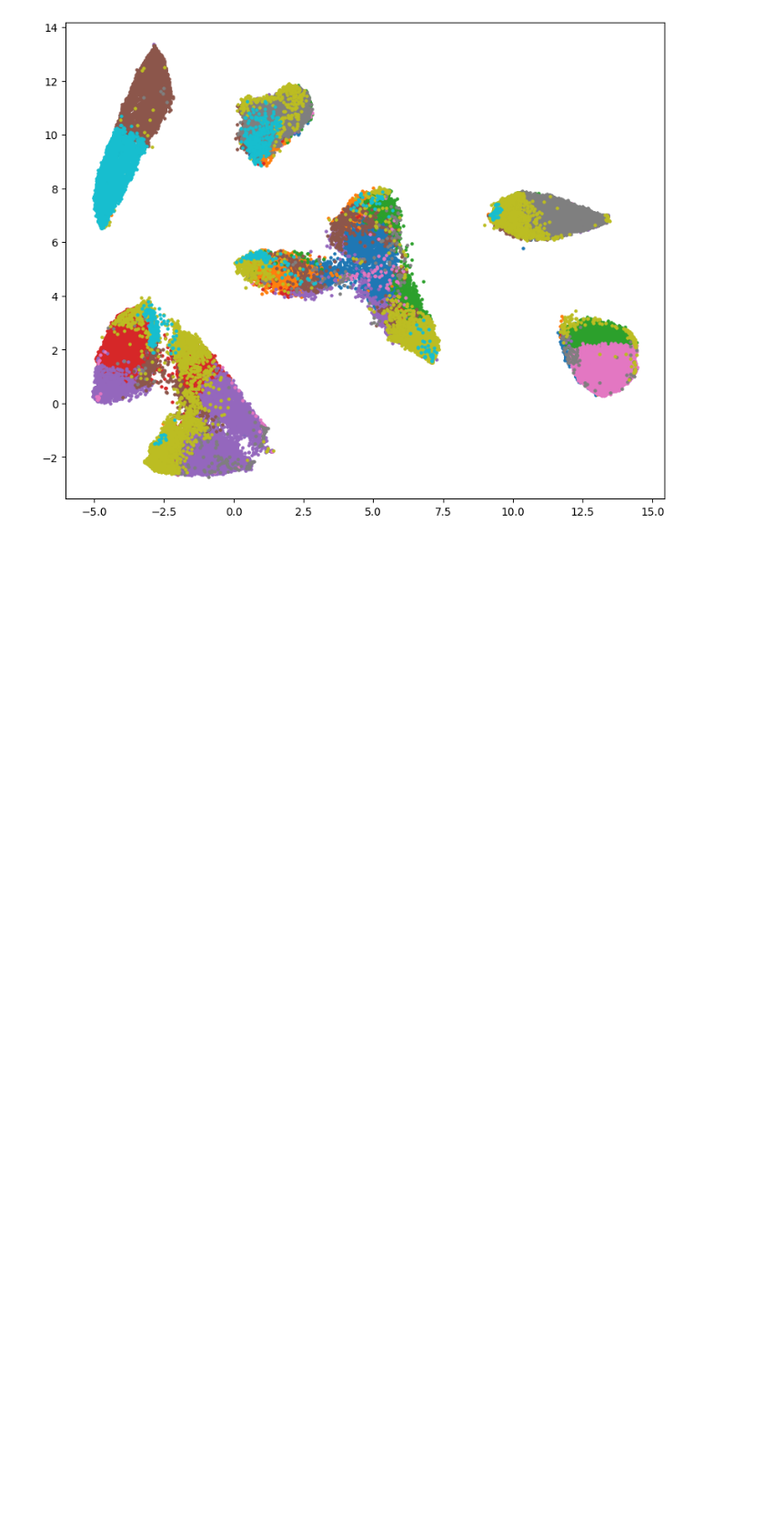
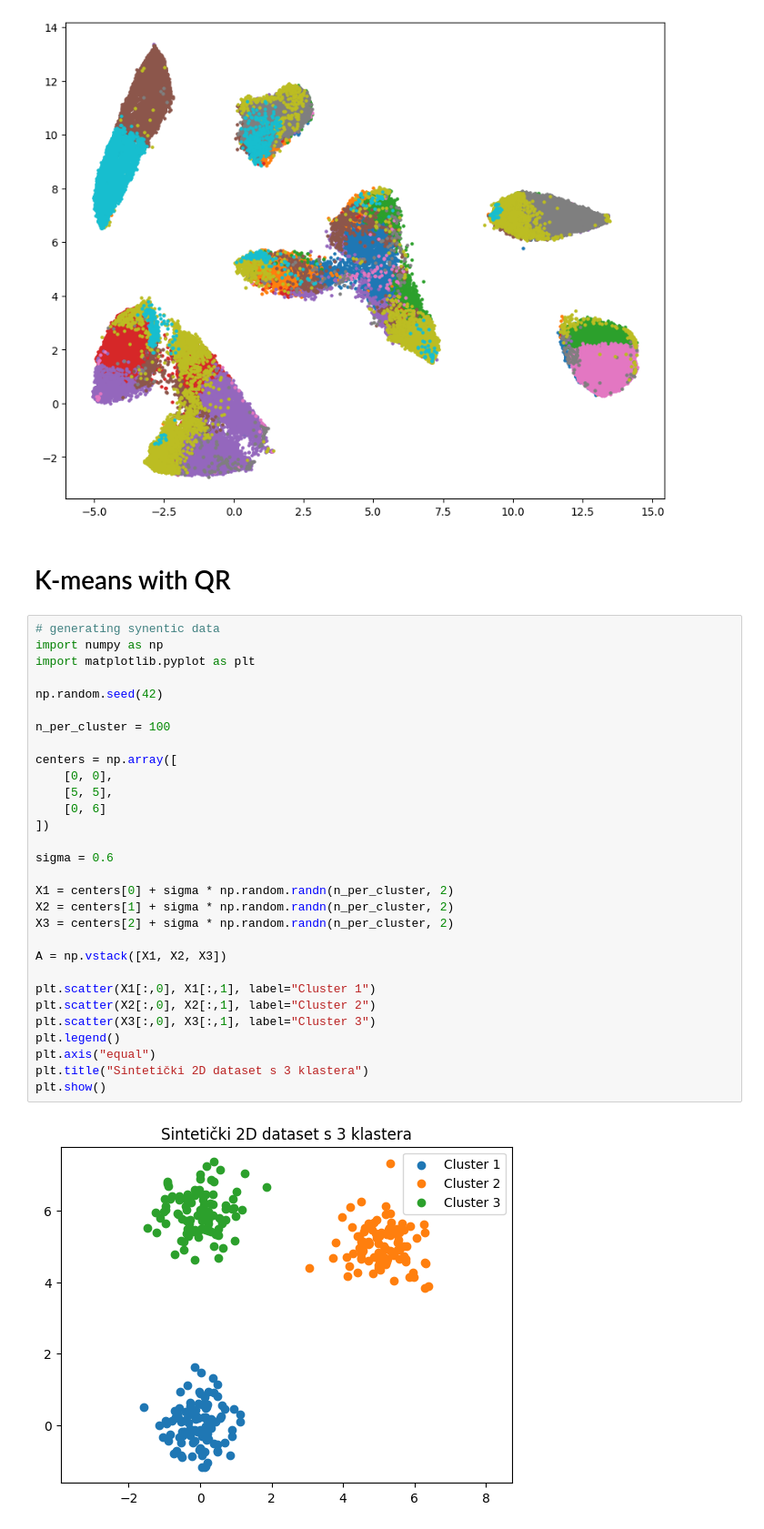
Before and after one commit to kira128/K-means, a Jupyter notebook: kmeans.ipynb, the cells around one changed output. Shown at 91% size. Drawn from its saved outputs; the diff is of its cells as text; blank space fills up the shorter version.

Commit message:
Kmeans update with QR, spectral clustering, Tenzor methods for classification

```diff
--- a/kmeans.ipynb
+++ b/kmeans.ipynb
@@ -145,3 +145,37 @@ for cluster_id in range(10):
     plt.scatter(points[:,0], points[:,1], label=f'Cluster {cluster_id}', s=5)  # smanjen size zbog velikog broja točaka
 # %% [output]
 [figure]
+# %% [markdown]
+# K-means with QR
+# %%
+# generating synentic data
+import numpy as np
+import matplotlib.pyplot as plt
+
+np.random.seed(42)
+
+n_per_cluster = 100
+
+centers = np.array([
+    [0, 0],
+    [5, 5],
+    [0, 6]
+])
+
+sigma = 0.6
+
+X1 = centers[0] + sigma * np.random.randn(n_per_cluster, 2)
+X2 = centers[1] + sigma * np.random.randn(n_per_cluster, 2)
+X3 = centers[2] + sigma * np.random.randn(n_per_cluster, 2)
+
+A = np.vstack([X1, X2, X3])
+
+plt.scatter(X1[:,0], X1[:,1], label="Cluster 1")
+plt.scatter(X2[:,0], X2[:,1], label="Cluster 2")
+plt.scatter(X3[:,0], X3[:,1], label="Cluster 3")
+plt.legend()
+plt.axis("equal")
+plt.title("Sintetički 2D dataset s 3 klastera")
+plt.show()
+# %% [output]
+[figure, added]
```
Also changed, not shown: parts of 7 cells of this notebook, 10 other files.
